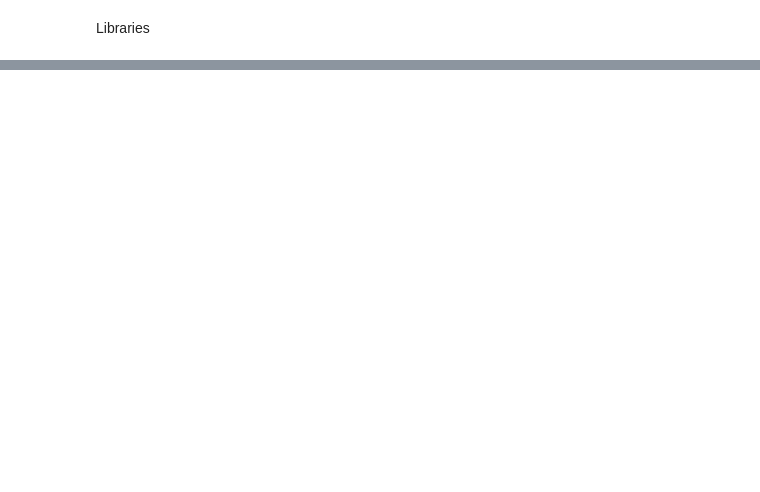
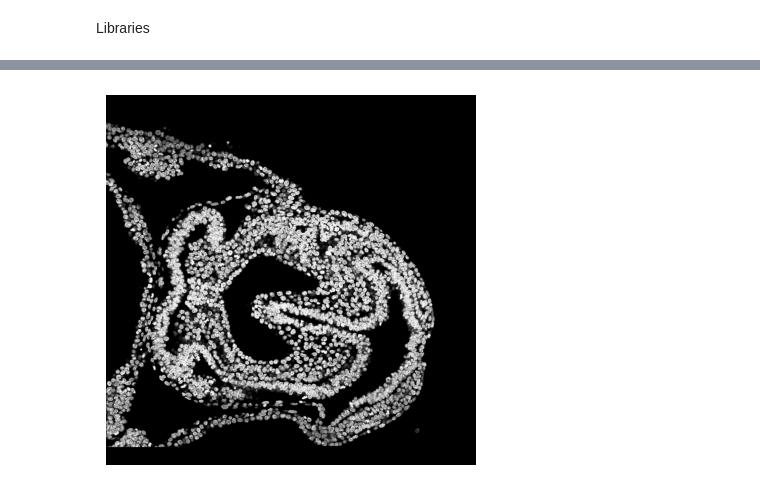
Before and after one commit to ignacio-ms/PyMorph, a Jupyter notebook: notebooks/2.4-3D_prediction_cellpose.ipynb, the cells around one changed output, grey strips where cells are left out. Saved outputs shown, nothing was run; the diff lists cells and outputs as text; code cells hidden in the pictures; blank space fills up the shorter version.

```diff
--- a/notebooks/2.4-3D_prediction_cellpose.ipynb
+++ b/notebooks/2.4-3D_prediction_cellpose.ipynb
@@ -44,2 +55,3 @@ model = models.Cellpose(gpu=use_gpu, model_type='nuclei')
 # %%
-img_equalized = cv2.equalizeHist(img)
+# img_equalized = cv2.equalizeHist(img)
+img_equalized = exposure.equalize_hist(img)
@@ -46 +68,7 @@ img_equalized = cv2.equalizeHist(img)
+# %%
+plt.imshow(img_equalized[:, :, 270, 0], cmap='gray')
+plt.axis('off')
+plt.show()
+# %% [output]
+[figure, added]
 # %%
```
Also changed, not shown: parts of 7 cells of this notebook, 2 other files.
